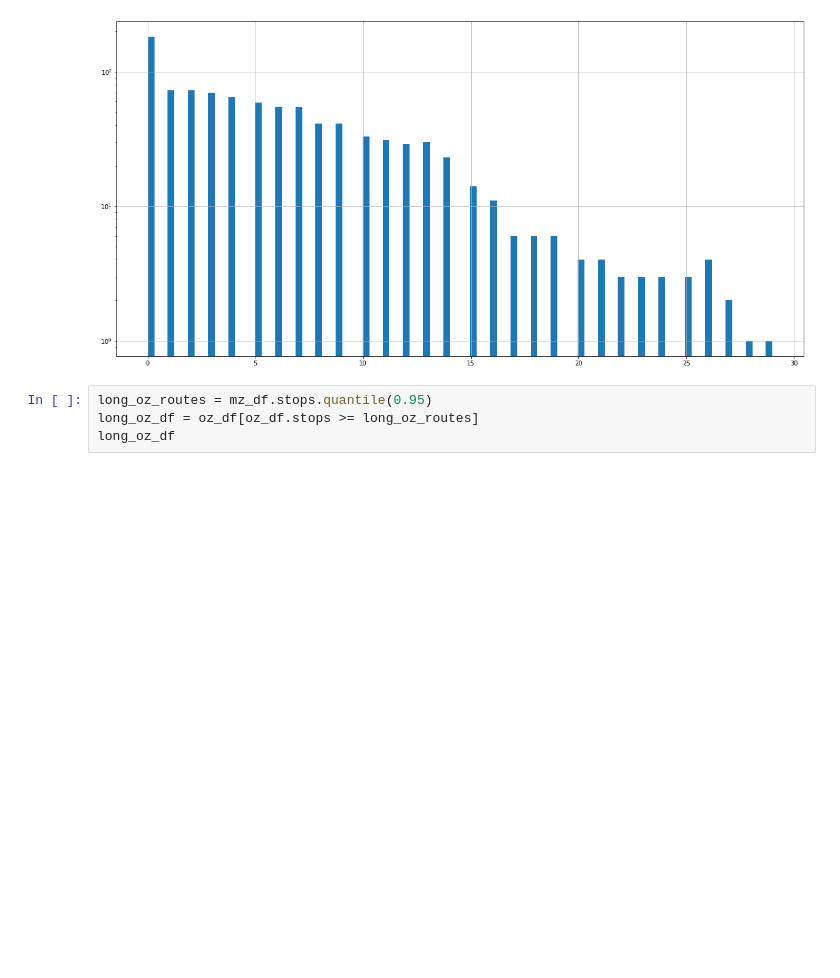
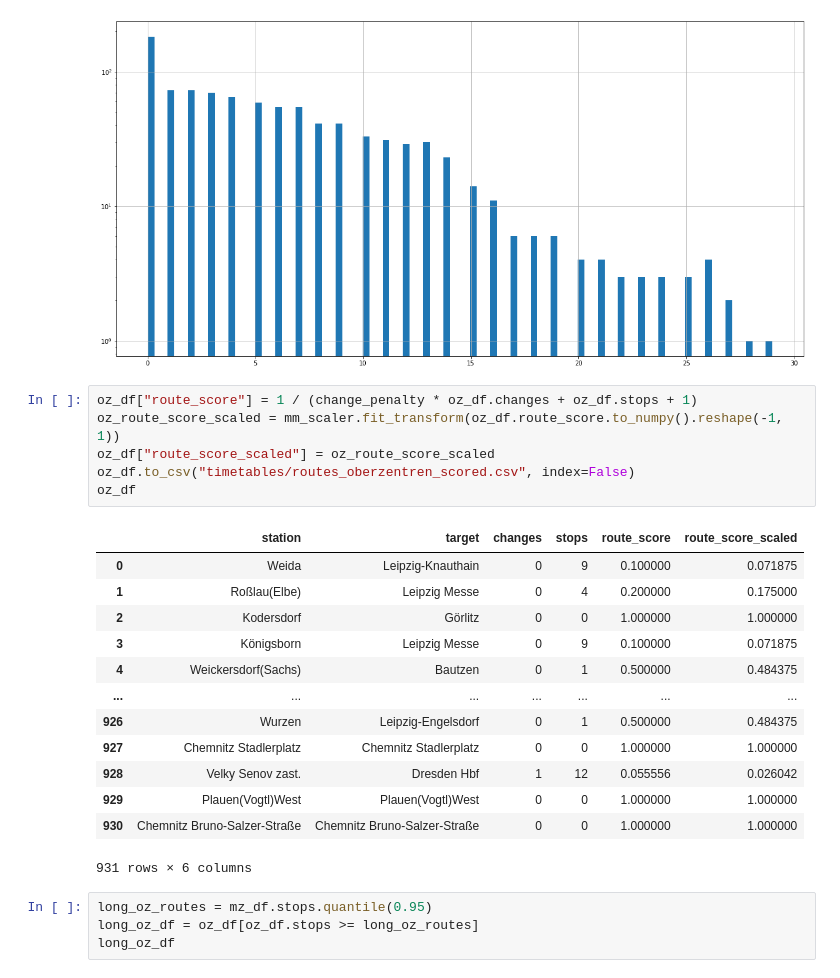
Before and after one commit to rbergm/git-seminar, a Jupyter notebook: src/main/python/Station evaluation.ipynb, the cells around one changed output. Drawn from its saved outputs; the diff is of its cells as text; blank space fills up the shorter version.

```diff
--- a/src/main/python/Station evaluation.ipynb
+++ b/src/main/python/Station evaluation.ipynb
@@ -237,6 +263,26 @@ oz_df.stops.hist(bins=int(len(mz_df)/10), figsize=(20, 10), log=True)
 # %% [output]
 <AxesSubplot:>
 [figure]
+# %%
+oz_df["route_score"] = 1 / (change_penalty * oz_df.changes + oz_df.stops + 1)
+oz_route_score_scaled = mm_scaler.fit_transform(oz_df.route_score.to_numpy().reshape(-1, 1))
+oz_df["route_score_scaled"] = oz_route_score_scaled
+oz_df.to_csv("timetables/routes_oberzentren_scored.csv", index=False)
+oz_df
+# %% [output]
+|  | station | target | changes | stops | route_score | route_score_scaled |
+| 0 | Weida | Leipzig-Knauthain | 0 | 9 | 0.100000 | 0.071875 |
+| 1 | Roßlau(Elbe) | Leipzig Messe | 0 | 4 | 0.200000 | 0.175000 |
+| 2 | Kodersdorf | Görlitz | 0 | 0 | 1.000000 | 1.000000 |
+| 3 | Königsborn | Leipzig Messe | 0 | 9 | 0.100000 | 0.071875 |
+| 4 | Weickersdorf(Sachs) | Bautzen | 0 | 1 | 0.500000 | 0.484375 |
+| ... | ... | ... | ... | ... | ... | ... |
+| 926 | Wurzen | Leipzig-Engelsdorf | 0 | 1 | 0.500000 | 0.484375 |
+| 927 | Chemnitz Stadlerplatz | Chemnitz Stadlerplatz | 0 | 0 | 1.000000 | 1.000000 |
+| 928 | Velky Senov zast. | Dresden Hbf | 1 | 12 | 0.055556 | 0.026042 |
+| 929 | Plauen(Vogtl)West | Plauen(Vogtl)West | 0 | 0 | 1.000000 | 1.000000 |
+| 930 | Chemnitz Bruno-Salzer-Straße | Chemnitz Bruno-Salzer-Straße | 0 | 0 | 1.000000 | 1.000000 |
+931 rows × 6 columns
 # %%
 long_oz_routes = mz_df.stops.quantile(0.95)
 long_oz_df = oz_df[oz_df.stops >= long_oz_routes]
```
Also changed, not shown: parts of 2 cells of this notebook, 2 other files.
